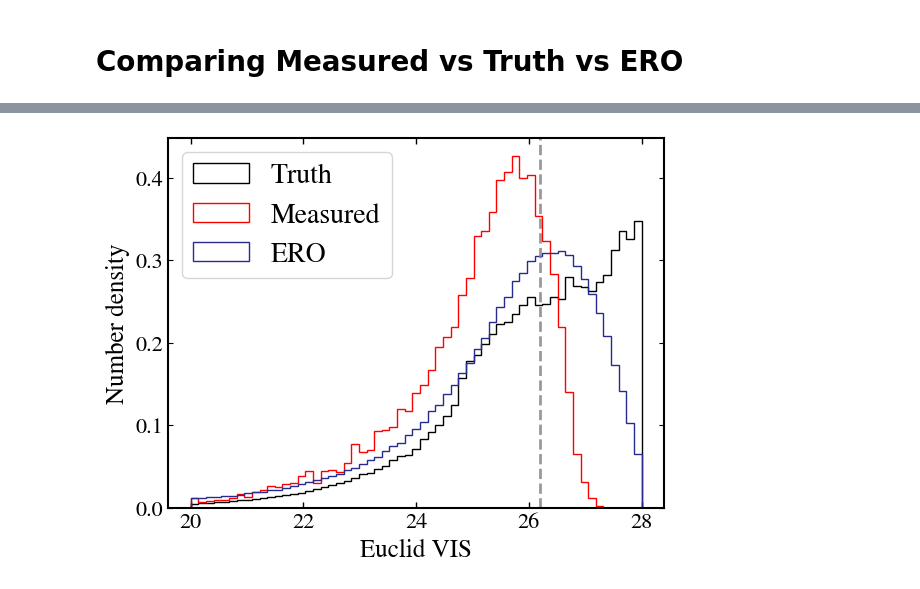
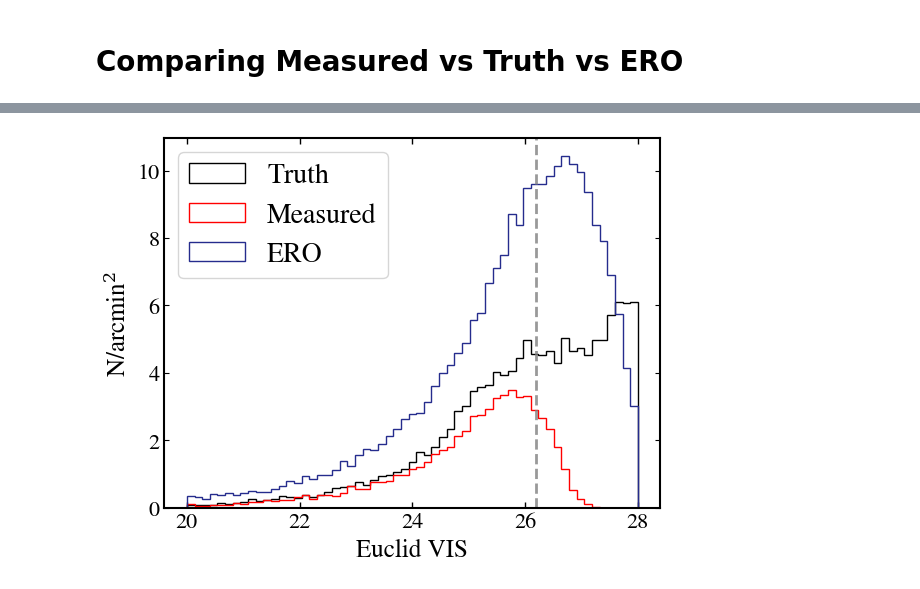
Before and after one commit to GalSim-developers/GalSim-Euclid-Like, a Jupyter notebook: validation/CatalogValidation.ipynb, the cells around one changed output, grey strips where cells are left out. Cells and saved outputs as stored; diff of their text form; code cells hidden in the pictures.

```diff
--- a/validation/CatalogValidation.ipynb
+++ b/validation/CatalogValidation.ipynb
@@ -13,7 +15,7 @@ import euclidlike
 # Read in catalog for Euclidlike Coadd
 # %%
 d = fits.getdata("/hildafs/projects/phy200017p/share/euclid_sim/output_public_area/euclidlike_cat.fits", 2)
-t = np.load("/hildafs/projects/phy200017p/share/euclid_sim/output_public_area/euclidlike_true_catalog.npy")
+t = np.load("/hildafs/projects/phy200017p/share/euclid_sim/output_public_area/euclidlike_coadd_true_catalog.npy")
 
 d["MAG_AUTO"] = d["MAG_AUTO"] + euclidlike.getBandpasses()["VIS"].zeropoint + 2.5 * np.log10(euclidlike.collecting_area * euclidlike.long_exptime) - 2.5 * np.log10(euclidlike.gain)
 t["mag"] = t["mag"] + 2.5 * np.log10(euclidlike.collecting_area * euclidlike.long_exptime)
@@ -77,0 +88,8 @@ ero_cat = fits.getdata(ero_cat_path)
+# %%
+measured_area = 0.05443148225307545 # deg^2
+coadd_side = np.sqrt(measured_area)
+center_ra, center_dec = np.mean(ero_cat["ALPHA_J2000"]), np.mean(ero_cat["DELTA_J2000"])
+dec_min = center_dec - coadd_side / 2
+dec_max = center_dec + coadd_side / 2
+ra_min = center_ra - coadd_side / 2 / np.cos(np.deg2rad(center_dec))
+ra_max = center_ra + coadd_side / 2 / np.cos(np.deg2rad(center_dec))
@@ -78,13 +106,18 @@ ero_cat = fits.getdata(ero_cat_path)
+# %%
+mask = (ero_cat["ALPHA_J2000"] >= ra_min) & (ero_cat["ALPHA_J2000"] <= ra_max)
+mask &= (ero_cat["DELTA_J2000"] >= dec_min) & (ero_cat["DELTA_J2000"] <= dec_max)
+ero_mask = ero_cat[mask]
 # %%
+measured_area = 0.05443148225307545 # deg^2
 binning = np.linspace(20, 28, 60)
-plt.hist(t["mag"], bins=binning, histtype='step', color='k', density=True, label='Truth')
-plt.hist(d["MAG_AUTO"], bins=binning, histtype='step', color='r', density=True, label='Measured')
-plt.hist(ero_cat["MAG_AUTO"], bins=binning, histtype='step', color='C0', density=True, label='ERO')
+plt.hist(t["mag"], bins=binning, histtype='step', color='k', weights=np.ones(len(t))/measured_area/60./60., label='Truth')
+plt.hist(d["MAG_AUTO"], bins=binning, histtype='step', color='r', weights=np.ones(len(d))/measured_area/60/60, label='Measured')
+plt.hist(ero_mask["MAG_AUTO"], bins=binning, histtype='step', color='C0', weights=np.ones(len(ero_mask))/measured_area/60/60, label='ERO')
 plt.axvline(26.2, c='gray', ls='dashed', alpha=0.8)
 #plt.xlim(20, 27)
 plt.legend();
 plt.xlabel('Euclid VIS')
-plt.ylabel('Number density');
+plt.ylabel('N/arcmin$^2$');
 # %% [output]
-[figure, old version]
+[figure, new version]
 # %%
```
Also changed, not shown: parts of 8 cells of this notebook.
